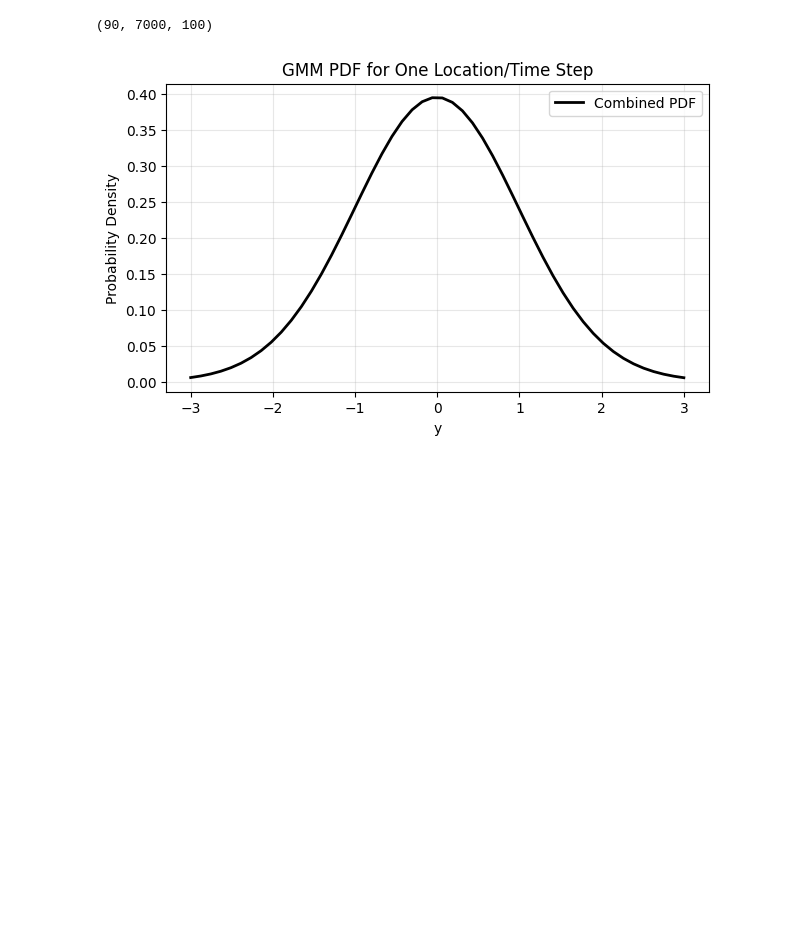
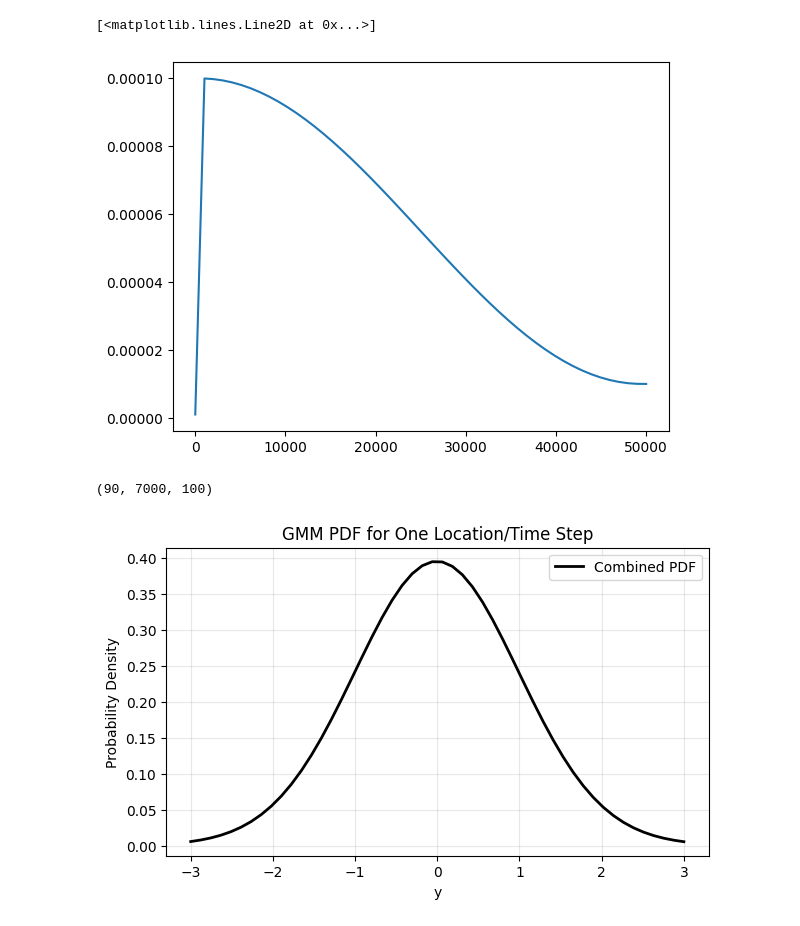
Before and after one commit to Fluvial-UMass/swot-ml, a Jupyter notebook: notebooks/multigraph_manual/run_model.ipynb, the cells around one changed output. Cells and saved outputs as stored; diff of their text form; code cells hidden in the pictures; blank space fills up the shorter version.

```diff
--- a/notebooks/multigraph_manual/run_model.ipynb
+++ b/notebooks/multigraph_manual/run_model.ipynb
@@ -24,7 +24,7 @@ from pathlib import Path
 from config import Config
 import data
 # %%
-cfg = Config.from_file("/nas/cee-water/cjgleason/ted/swot-ml/runs/mississippi/swot.yml")
+cfg = Config.from_file("/nas/cee-water/cjgleason/ted/swot-ml/runs/sf_grnn_no_decay/era5_mse.yml")
 # %%
 cfg.quiet = False
 mgr = data.DynamicCacheManager(cfg)
@@ -53,4 +42,4 @@ np.sum(~np.isnan(batch.y['discharge'][-1,:,0]))
 # %%
-cfg.num_workers = 8
+cfg.num_workers = 0
 dataloader = data.CachedBasinGraphDataLoader(cfg, dataset)
 # %% [output]
@@ -84,3 +114,11 @@ KeyboardInterrupt
+# %%
+x = np.linspace(0, 50000)
+y = sch(x)
+
+plt.plot(x,y)
+# %% [output]
+[<matplotlib.lines.Line2D at 0x...>]
+[figure, added]
 # %%
 for basin, date, batch in dataloader:
     break
```
Also changed, not shown: parts of 21 cells of this notebook, 20 other files.
